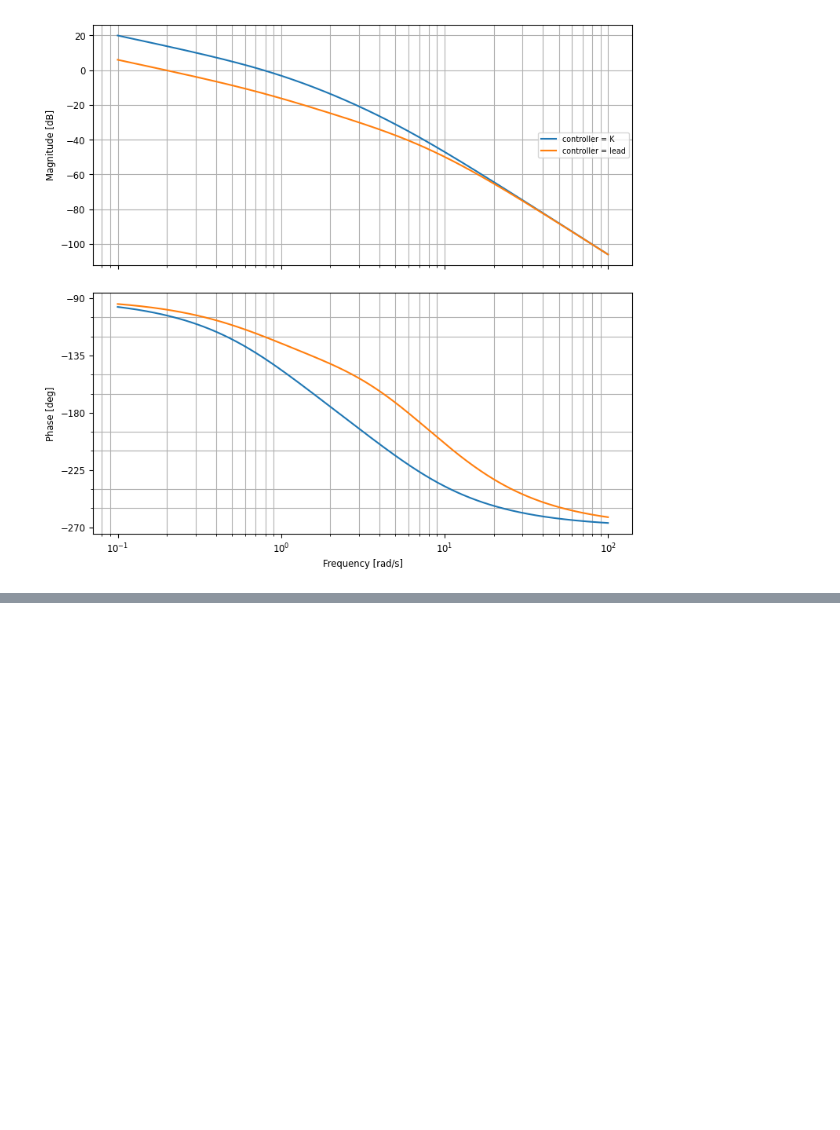
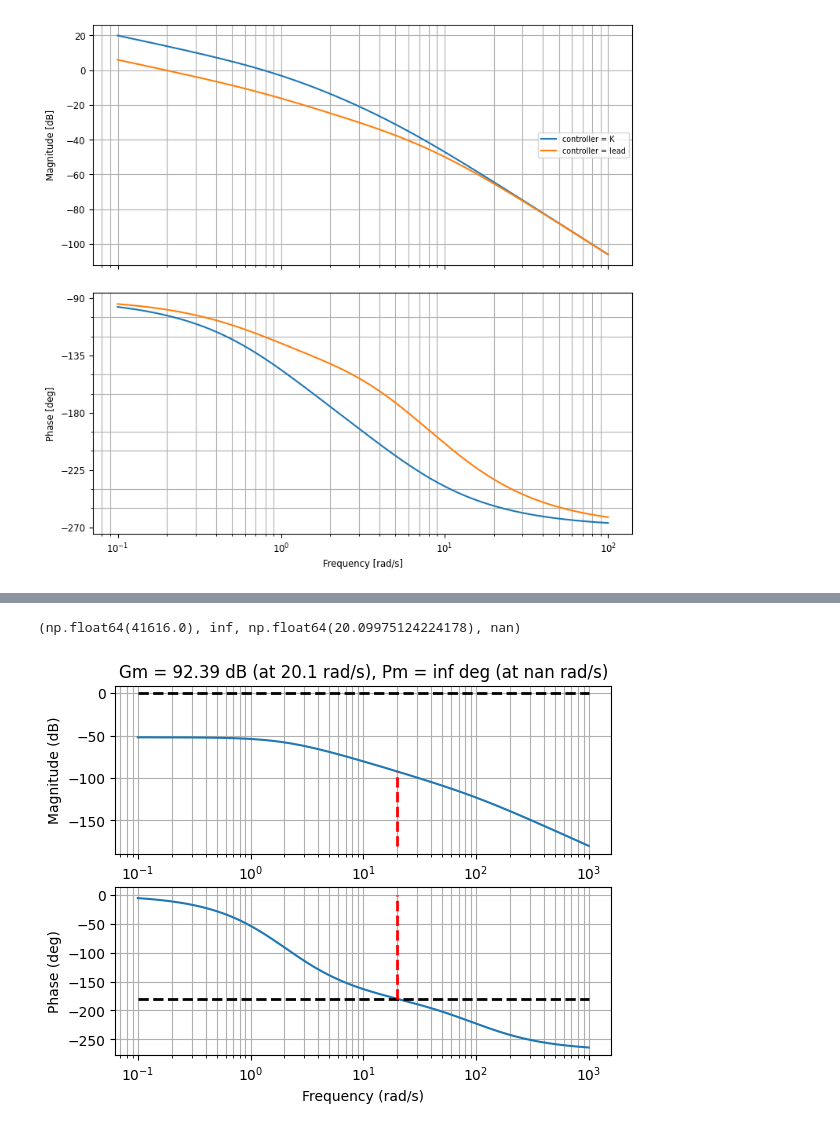
Before and after one commit to Donghoon-Y/inha, a Jupyter notebook: ase3093/bode_plots.ipynb, the cells around one changed output, grey strips where cells are left out. Cells and saved outputs as stored; diff of their text form; code cells hidden in the pictures; blank space fills up the shorter version.

```diff
--- a/ase3093/bode_plots.ipynb
+++ b/ase3093/bode_plots.ipynb
@@ -286,0 +334,5 @@ plt.show()
+# %%
+plot_margins(G)
+# %% [output]
+(np.float64(41616.0), inf, np.float64(20.09975124224178), nan)
+[figure, added]
```
Also changed, not shown: parts of 3 cells of this notebook.
